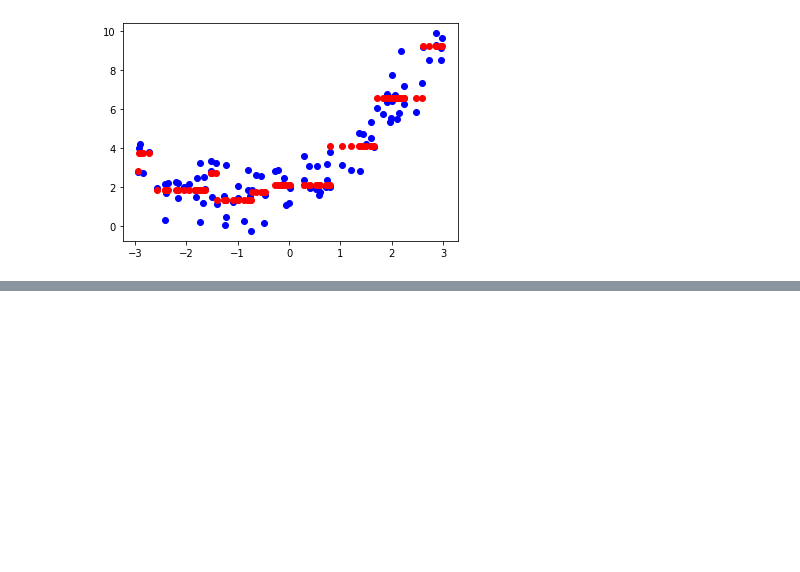
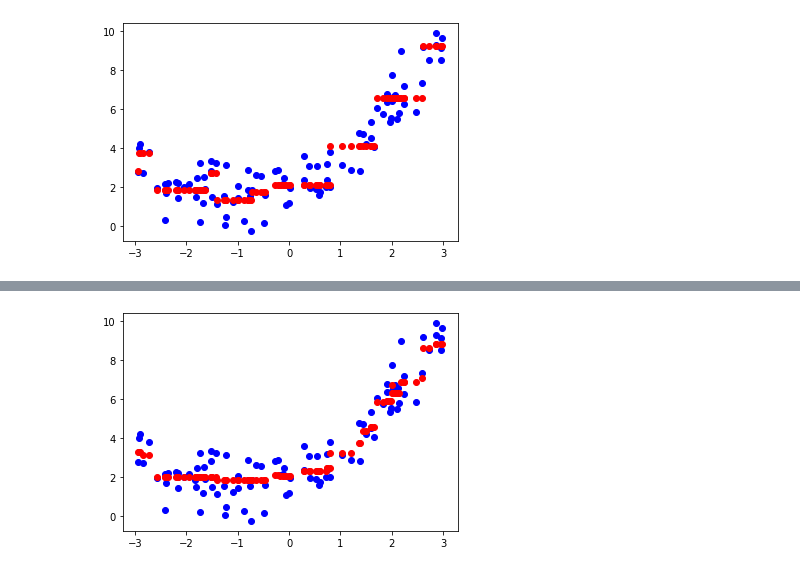
Before and after one commit to Richish/hands_on_ml, a Jupyter notebook: 7_2_ensemble_learning_boosting.ipynb, the cells around one changed output, grey strips where cells are left out. Drawn from its saved outputs; the diff is of its cells as text; code cells hidden in the pictures; blank space fills up the shorter version.

Commit message:
Gradient boost hyperparameter tuning. XGBoost.

```diff
--- a/7_2_ensemble_learning_boosting.ipynb
+++ b/7_2_ensemble_learning_boosting.ipynb
@@ -143,0 +150,14 @@ plt.show()
+# %%
+# exanple with low learning rate(0.1)(will require more decision trees(n_estimators) but will fit better)
+
+gbrt = GradientBoostingRegressor(max_depth=2, n_estimators=30, learning_rate=0.1)
+gbrt.fit(X, y)
+y_pred = gbrt.predict(X)
+
+# plot values
+import matplotlib.pyplot as plt
+plt.plot(X, y, 'bo')
+plt.plot(X, y_pred, 'ro')
+plt.show()
+# %% [output]
+[figure, added]
```
Also changed, not shown: parts of 9 cells of this notebook.
